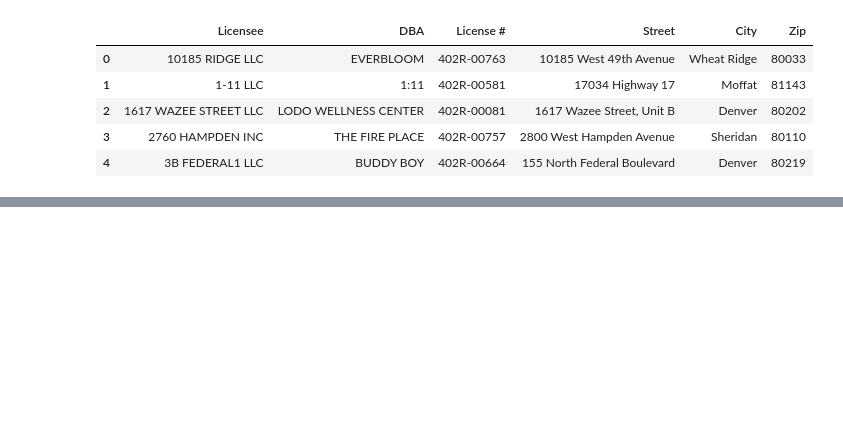
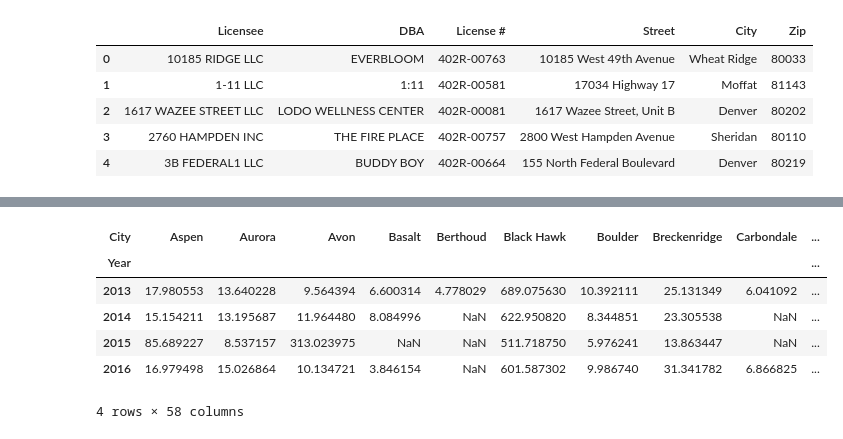
Before and after one commit to joshshigaki/Team-5, a Jupyter notebook: CO Businesses.ipynb, the cells around one changed output, grey strips where cells are left out. Cells and saved outputs as stored; diff of their text form; code cells hidden in the pictures; blank space fills up the shorter version.

```diff
--- a/CO Businesses.ipynb
+++ b/CO Businesses.ipynb
@@ -91,0 +128,3 @@ merged_df
+# %%
+crime_sum = crime_df.loc[:,["City","Population","Total\nOffenses", "Crimes\nAgainst\nPersons","Crimes\nAgainst\nProperty","Crimes\nAgainst\nSociety", "Year"]]
+crime_sum.head()
@@ -91,0 +138,8 @@ merged_df
+# %%
+mj_stores_df = mj_stores_df.rename(columns={"City ": "City"})
+stores_sum = mj_stores_df.groupby("City").count()
+# %%
+city_store_crime = pd.merge(stores_sum, crime_sum, on="City", how="right")
+city_store_crime["Crime Per Person"]=(city_store_crime["Total\nOffenses"]+city_store_crime["Crimes\nAgainst\nPersons"]+ city_store_crime["Crimes\nAgainst\nProperty"]+city_store_crime["Crimes\nAgainst\nSociety"])/city_store_crime["Population"]*100
+clean_store_crime = city_store_crime.dropna(how="any")
+clean_store_crime
@@ -91,0 +165,13 @@ merged_df
+# %%
+# Minor Data Munging to Re-Format the Data Frames
+re_format_crime = clean_store_crime.pivot_table("Crime Per Person", index=["Year"], columns=["City"])
+# Preview that Reformatting worked
+re_format_crime.head()
+# %% [output]
+| City | Aspen | Aurora | Avon | Basalt | Berthoud | Black Hawk | Boulder | Breckenridge | Carbondale | ... |
+| Year |  |  |  |  |  |  |  |  |  | ... |
+| 2013 | 17.980553 | 13.640228 | 9.564394 | 6.600314 | 4.778029 | 689.075630 | 10.392111 | 25.131349 | 6.041092 | ... |
+| 2014 | 15.154211 | 13.195687 | 11.964480 | 8.084996 | NaN | 622.950820 | 8.344851 | 23.305538 | NaN | ... |
+| 2015 | 85.689227 | 8.537157 | 313.023975 | NaN | NaN | 511.718750 | 5.976241 | 13.863447 | NaN | ... |
+| 2016 | 16.979498 | 15.026864 | 10.134721 | 3.846154 | NaN | 601.587302 | 9.986740 | 31.341782 | 6.866825 | ... |
+4 rows × 58 columns
```
Also changed, not shown: parts of 10 cells of this notebook, 2 other files.
